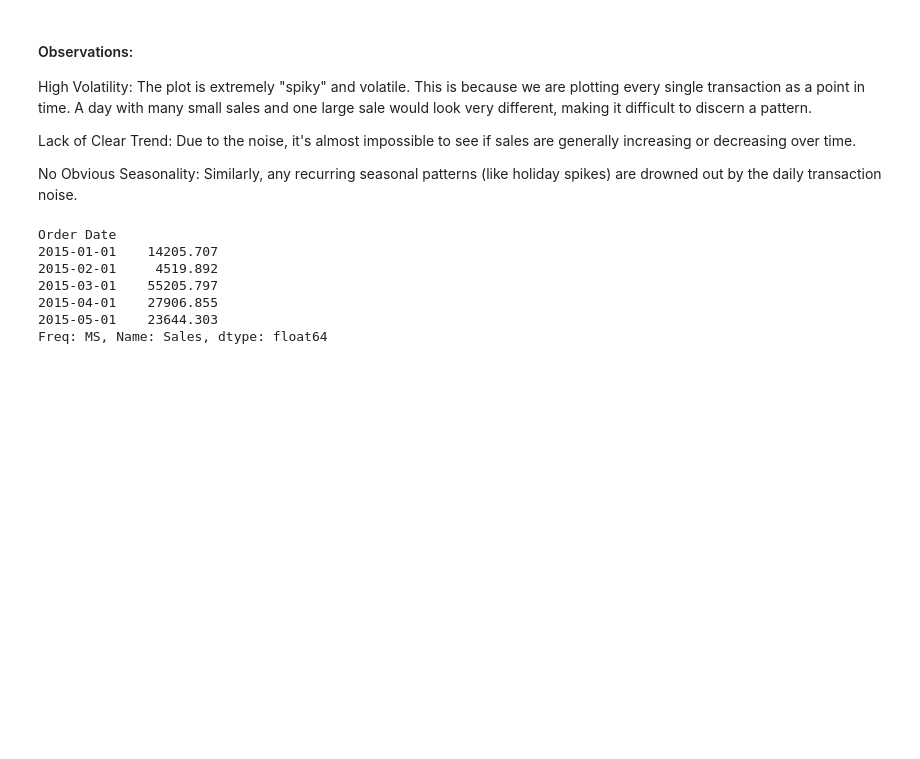
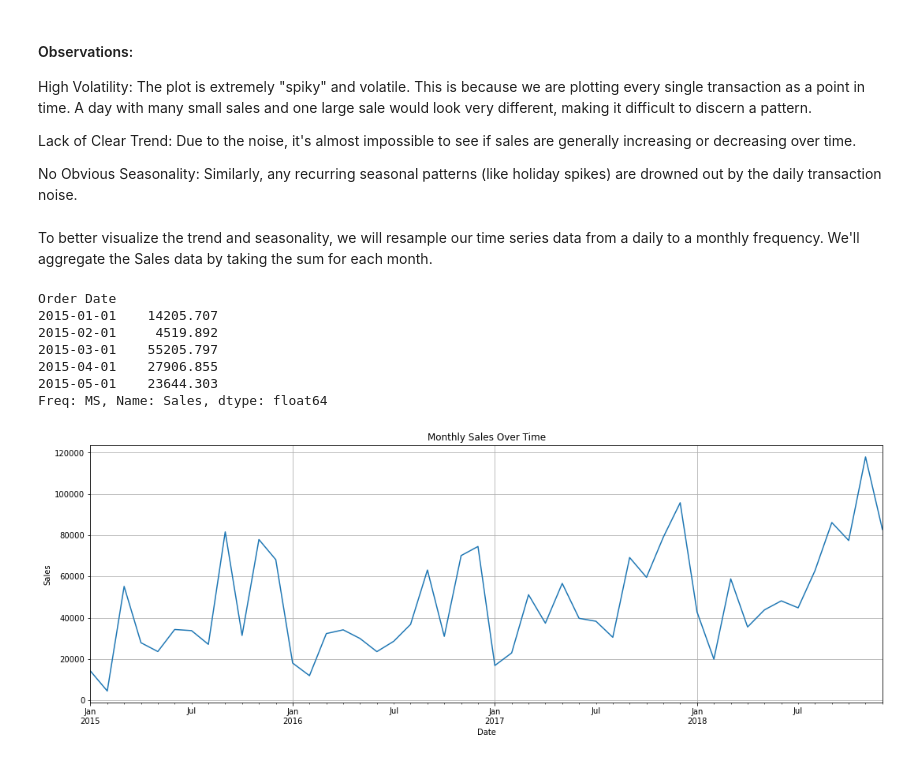
Before and after one commit to mutembeic/FUTURE_ML_01, a Jupyter notebook: notebooks/01_sales_forecasting.ipynb, the cells around one changed output. Drawn from its saved outputs; the diff is of its cells as text; code cells hidden in the pictures; blank space fills up the shorter version.

```diff
--- a/notebooks/01_sales_forecasting.ipynb
+++ b/notebooks/01_sales_forecasting.ipynb
@@ -144,6 +144,8 @@ High Volatility: The plot is extremely "spiky" and volatile. This is because we
 Lack of Clear Trend: Due to the noise, it's almost impossible to see if sales are generally increasing or decreasing over time.
 
 No Obvious Seasonality: Similarly, any recurring seasonal patterns (like holiday spikes) are drowned out by the daily transaction noise.
+# %% [markdown]
+To better visualize the trend and seasonality, we will resample our time series data from a daily to a monthly frequency. We'll aggregate the Sales data by taking the sum for each month.
 # %%
 # Resample to monthly frequency, summing the sales,
 monthly_sales = df['Sales'].resample('MS').sum()
@@ -156,3 +158,14 @@ Order Date
 2015-04-01    27906.855
 2015-05-01    23644.303
 Freq: MS, Name: Sales, dtype: float64
+# %%
+# Plotting the monthly sales data
+plt.figure(figsize=(18, 6))
+monthly_sales.plot()
+plt.title('Monthly Sales Over Time')
+plt.xlabel('Date')
+plt.ylabel('Sales')
+plt.grid(True)
+plt.show()
+# %% [output]
+[figure, added]
```
Also changed, not shown: parts of 8 cells of this notebook.
